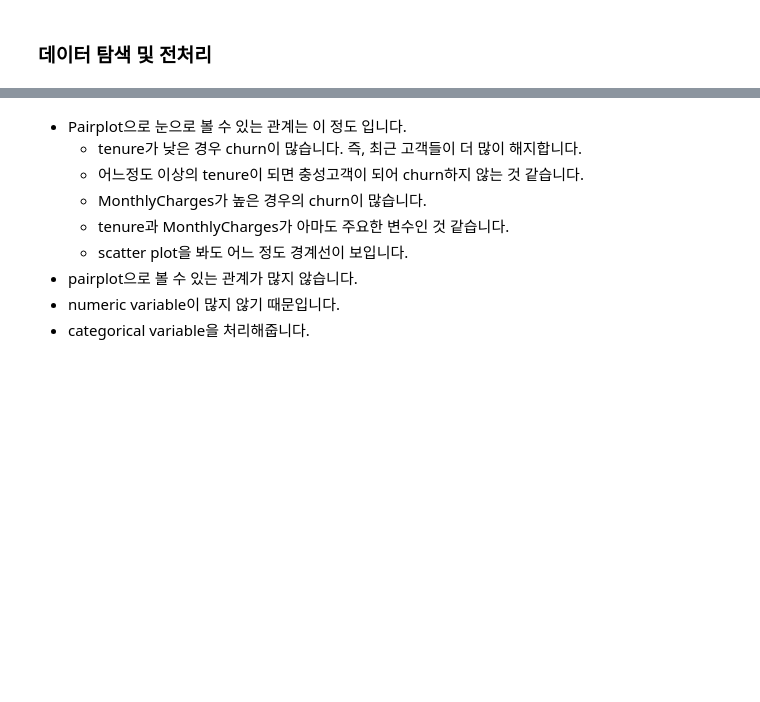
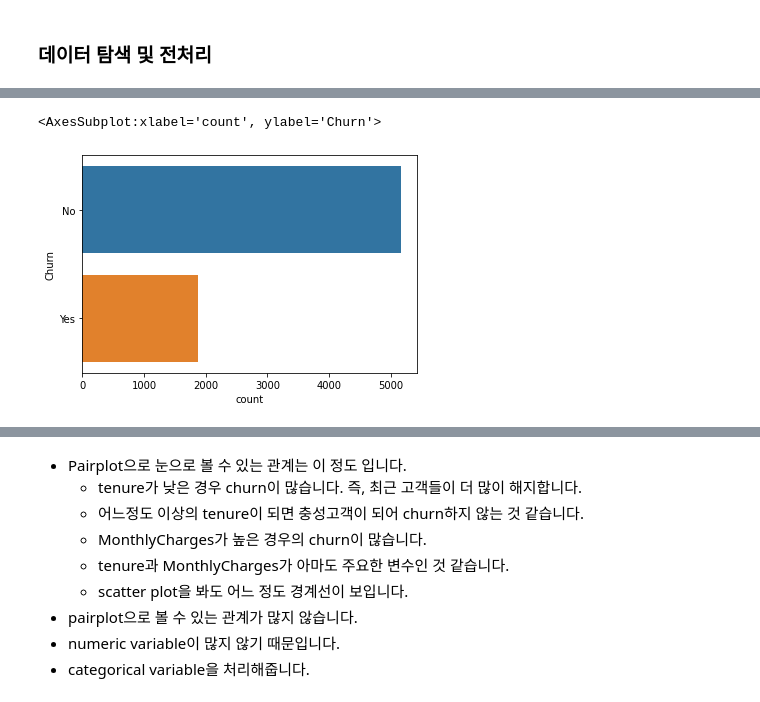
Before and after one commit to slothnap/kaggle_list, a Jupyter notebook: Fast campus/Marketing Analysis/[실습]Ch05_[Revenue]_Churn.ipynb, the cells around one changed output, grey strips where cells are left out. Drawn from its saved outputs; the diff is of its cells as text; code cells hidden in the pictures; blank space fills up the shorter version.

```diff
--- a/Fast campus/Marketing Analysis/[실습]Ch05_[Revenue]_Churn.ipynb
+++ b/Fast campus/Marketing Analysis/[실습]Ch05_[Revenue]_Churn.ipynb
@@ -96,4 +238,8 @@ TotalCharges의 null 값을 버리고 실수로 변환합니다.
 # %%
 # 해지한 고객 수를 봅니다.
+sns.countplot(y='Churn', data=df)
+# %% [output]
+<AxesSubplot:xlabel='count', ylabel='Churn'>
+[figure, added]
 # %%
 # 변수간의 pairplot을 그려봅니다.
```
Also changed, not shown: parts of 28 cells of this notebook, 1 other file.
